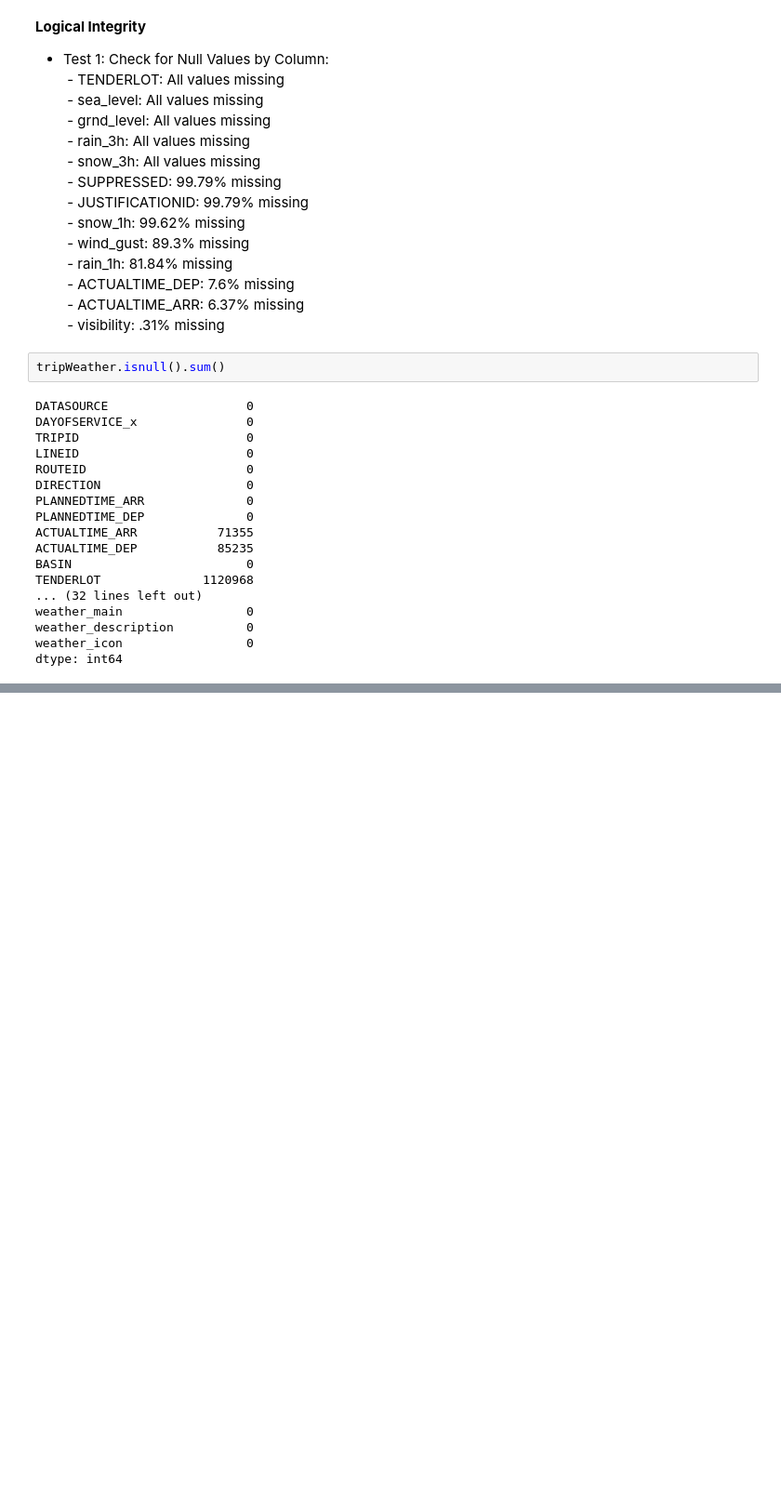
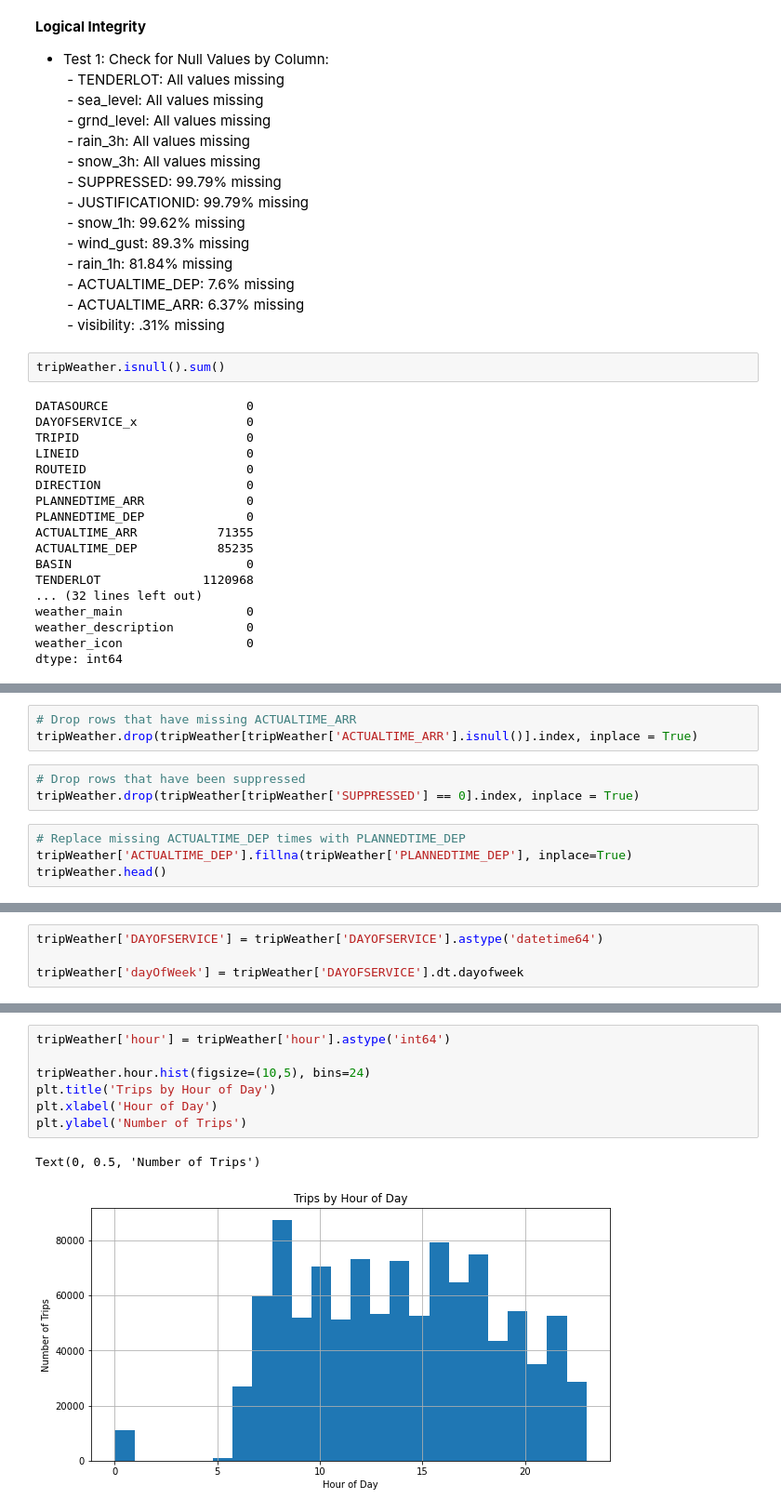
Before and after one commit to XinHuiUCD/dublinBus, a Jupyter notebook: dublinBus/data_models/data_exploration.ipynb, the cells around one changed output, grey strips where cells are left out. Shown at 93% size. Cells and saved outputs as stored; diff of their text form; blank space fills up the shorter version.

```diff
--- a/dublinBus/data_models/data_exploration.ipynb
+++ b/dublinBus/data_models/data_exploration.ipynb
@@ -58,0 +260,10 @@ dtype: int64
+# %%
+# Drop rows that have missing ACTUALTIME_ARR
+tripWeather.drop(tripWeather[tripWeather['ACTUALTIME_ARR'].isnull()].index, inplace = True)
+# %%
+# Drop rows that have been suppressed
+tripWeather.drop(tripWeather[tripWeather['SUPPRESSED'] == 0].index, inplace = True)
+# %%
+# Replace missing ACTUALTIME_DEP times with PLANNEDTIME_DEP
+tripWeather['ACTUALTIME_DEP'].fillna(tripWeather['PLANNEDTIME_DEP'], inplace=True)
+tripWeather.head()
@@ -58,0 +280,4 @@ dtype: int64
+# %%
+tripWeather['DAYOFSERVICE'] = tripWeather['DAYOFSERVICE'].astype('datetime64')
+
+tripWeather['dayOfWeek'] = tripWeather['DAYOFSERVICE'].dt.dayofweek
@@ -58,0 +294,10 @@ dtype: int64
+# %%
+tripWeather['hour'] = tripWeather['hour'].astype('int64')
+
+tripWeather.hour.hist(figsize=(10,5), bins=24)
+plt.title('Trips by Hour of Day')
+plt.xlabel('Hour of Day')
+plt.ylabel('Number of Trips')
+# %% [output]
+Text(0, 0.5, 'Number of Trips')
+[figure, added]
```
Also changed, not shown: parts of 59 cells of this notebook.
